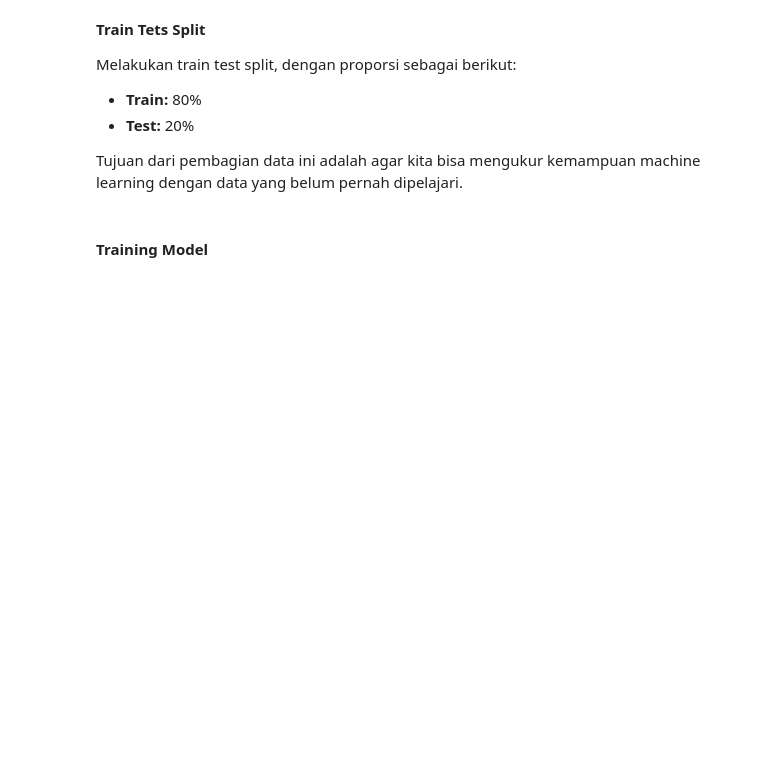
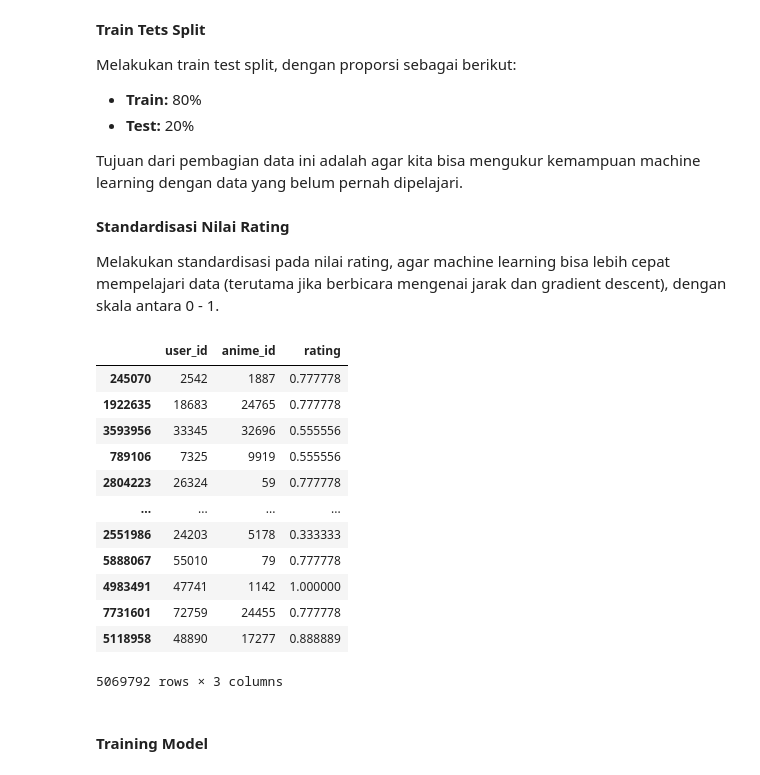
Before and after one commit to MaxZx3000/Recommendation-System-Anime, a Jupyter notebook: Submission_Rekomendasi_Anime.ipynb, the cells around one changed output. Drawn from its saved outputs; the diff is of its cells as text; code cells hidden in the pictures; blank space fills up the shorter version.

```diff
--- a/Submission_Rekomendasi_Anime.ipynb
+++ b/Submission_Rekomendasi_Anime.ipynb
@@ -719,6 +685,34 @@ anime_rating_train_data, anime_rating_test_data = train_test_split(
     test_size = 0.2,
     random_state = 30
 )
+# %% [markdown]
+**Standardisasi Nilai Rating**
+
+Melakukan standardisasi pada nilai rating, agar machine learning bisa lebih cepat mempelajari data (terutama jika berbicara mengenai jarak dan gradient descent), dengan skala antara 0 - 1.
+# %%
+anime_rating_train_data[rating_field] = anime_rating_train_data[rating_field].apply(
+    lambda x: (x - 1) / (10 - 1)
+)
+
+anime_rating_test_data[rating_field] =  anime_rating_test_data[rating_field].apply(
+    lambda x: (x - 1) / (10 - 1)
+)
+
+anime_rating_train_data
+# %% [output]
+|  | user_id | anime_id | rating |
+| 245070 | 2542 | 1887 | 0.777778 |
+| 1922635 | 18683 | 24765 | 0.777778 |
+| 3593956 | 33345 | 32696 | 0.555556 |
+| 789106 | 7325 | 9919 | 0.555556 |
+| 2804223 | 26324 | 59 | 0.777778 |
+| ... | ... | ... | ... |
+| 2551986 | 24203 | 5178 | 0.333333 |
+| 5888067 | 55010 | 79 | 0.777778 |
+| 4983491 | 47741 | 1142 | 1.000000 |
+| 7731601 | 72759 | 24455 | 0.777778 |
+| 5118958 | 48890 | 17277 | 0.888889 |
+5069792 rows × 3 columns
 # %% [markdown]
 #### Training Model
 # %% [markdown]
```
Also changed, not shown: parts of 30 cells of this notebook, 2 other files.
